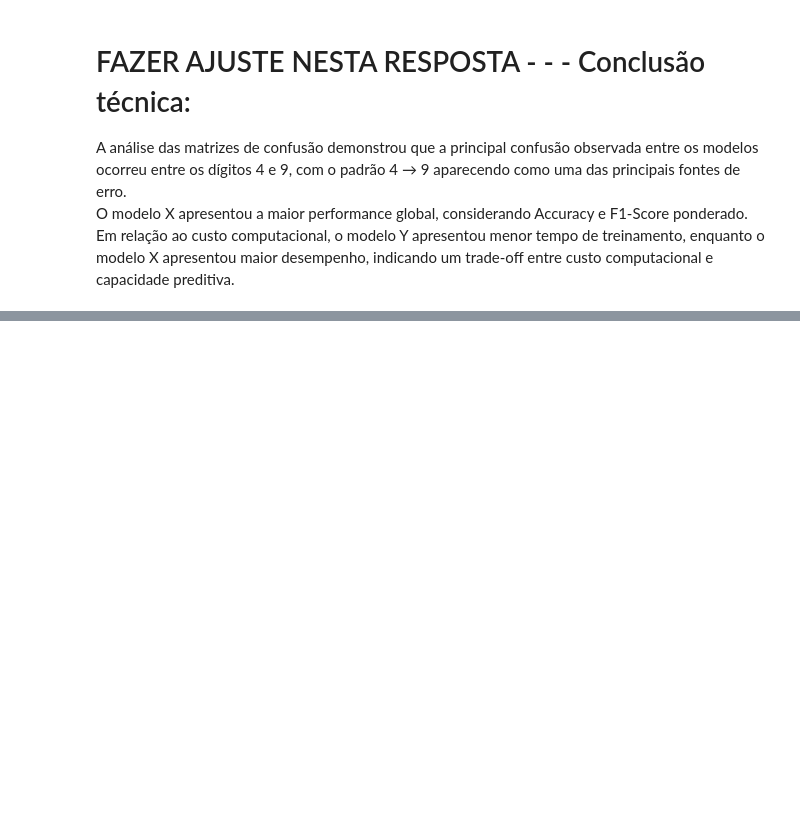
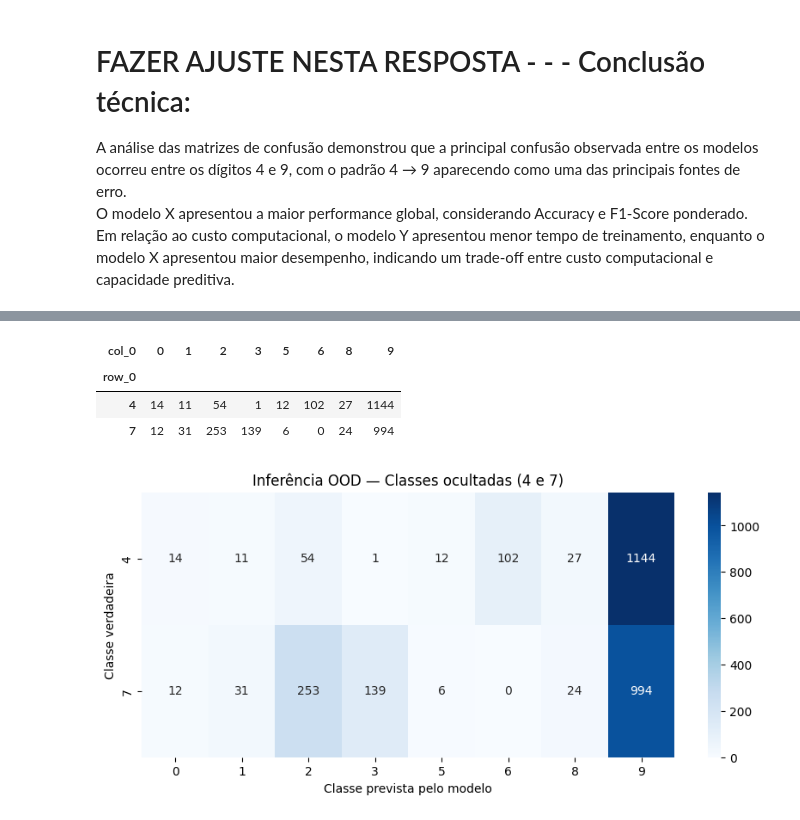
Before and after one commit to rafadebem1-cpu/Analise_preditiva_digitos_manuscritos, a Jupyter notebook: mproj_mod2.ipynb, the cells around one changed output, grey strips where cells are left out. Drawn from its saved outputs; the diff is of its cells as text; code cells hidden in the pictures; blank space fills up the shorter version.

```diff
--- a/mproj_mod2.ipynb
+++ b/mproj_mod2.ipynb
@@ -1088,0 +1332,11 @@ taxas_mlp = taxa_erro_por_classe(cm_mlp)
+# %%
+# usar o modelo criado na Fase 5.1: 'modelo_svm_masked'
+
+y_pred_ood = modelo_svm_masked.predict(X_ood)
+
+print("Primeiras 30 previsões:")
+print(y_pred_ood[:30])
+
+
+print("Valores reais:")
+print(y_ood[:30])
@@ -1088,0 +1400,39 @@ taxas_mlp = taxa_erro_por_classe(cm_mlp)
+# %%
+# matriz específica usando as duas classes reais × oito classes previstas.
+
+tabela_ood = pd.crosstab(
+    y_ood,
+    y_pred_ood
+)
+
+tabela_ood = tabela_ood.reindex(
+    index=[4, 7],
+    columns=[0, 1, 2, 3, 5, 6, 8, 9],
+    fill_value=0
+)
+
+tabela_ood
+# %% [output]
+| col_0 | 0 | 1 | 2 | 3 | 5 | 6 | 8 | 9 |
+| row_0 |  |  |  |  |  |  |  |  |
+| 4 | 14 | 11 | 54 | 1 | 12 | 102 | 27 | 1144 |
+| 7 | 12 | 31 | 253 | 139 | 6 | 0 | 24 | 994 |
+# %%
+# 6. Transformar em um heatmap
+
+plt.figure(figsize=(10, 4))
+
+sns.heatmap(
+    tabela_ood,
+    annot=True,
+    fmt="d",
+    cmap="Blues"
+)
+
+plt.xlabel("Classe prevista pelo modelo")
+plt.ylabel("Classe verdadeira")
+plt.title("Inferência OOD — Classes ocultadas (4 e 7)")
+
+plt.show()
+# %% [output]
+[figure, added]
```
Also changed, not shown: parts of 43 cells of this notebook.
